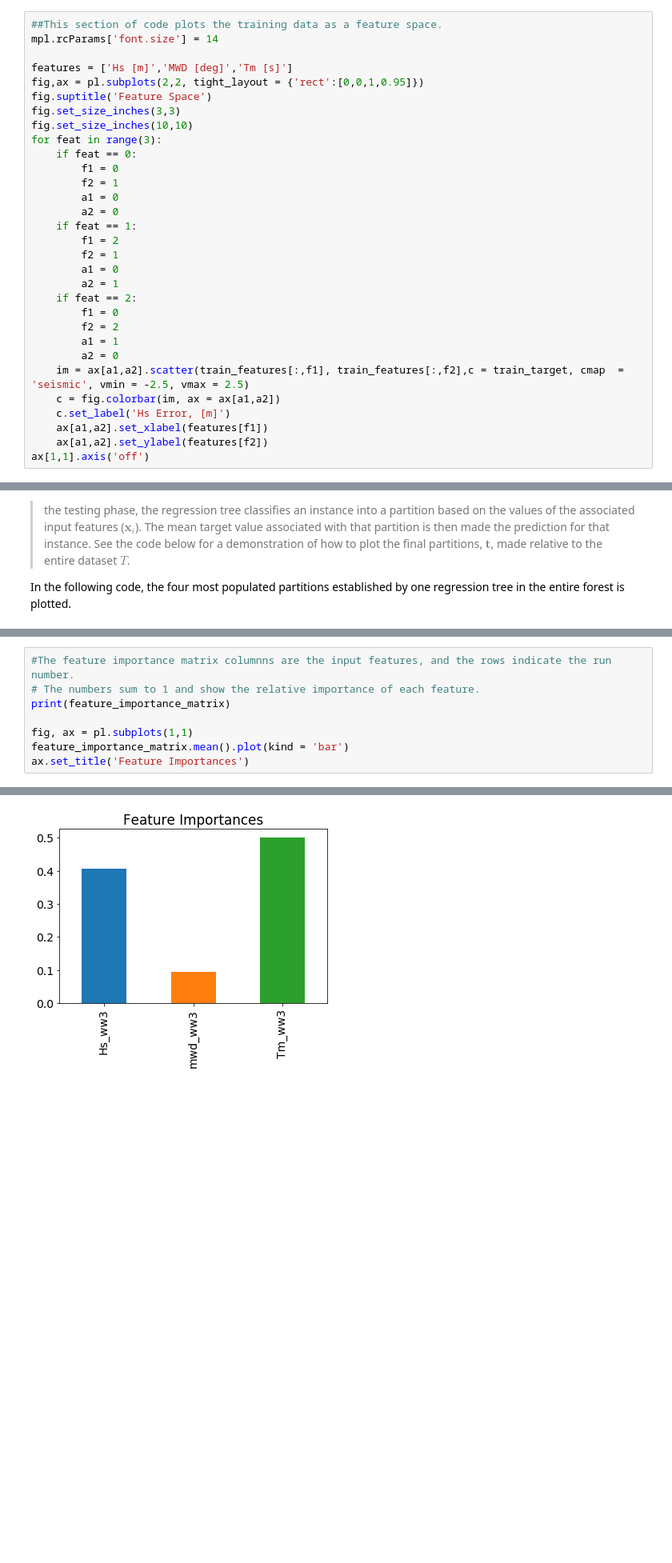
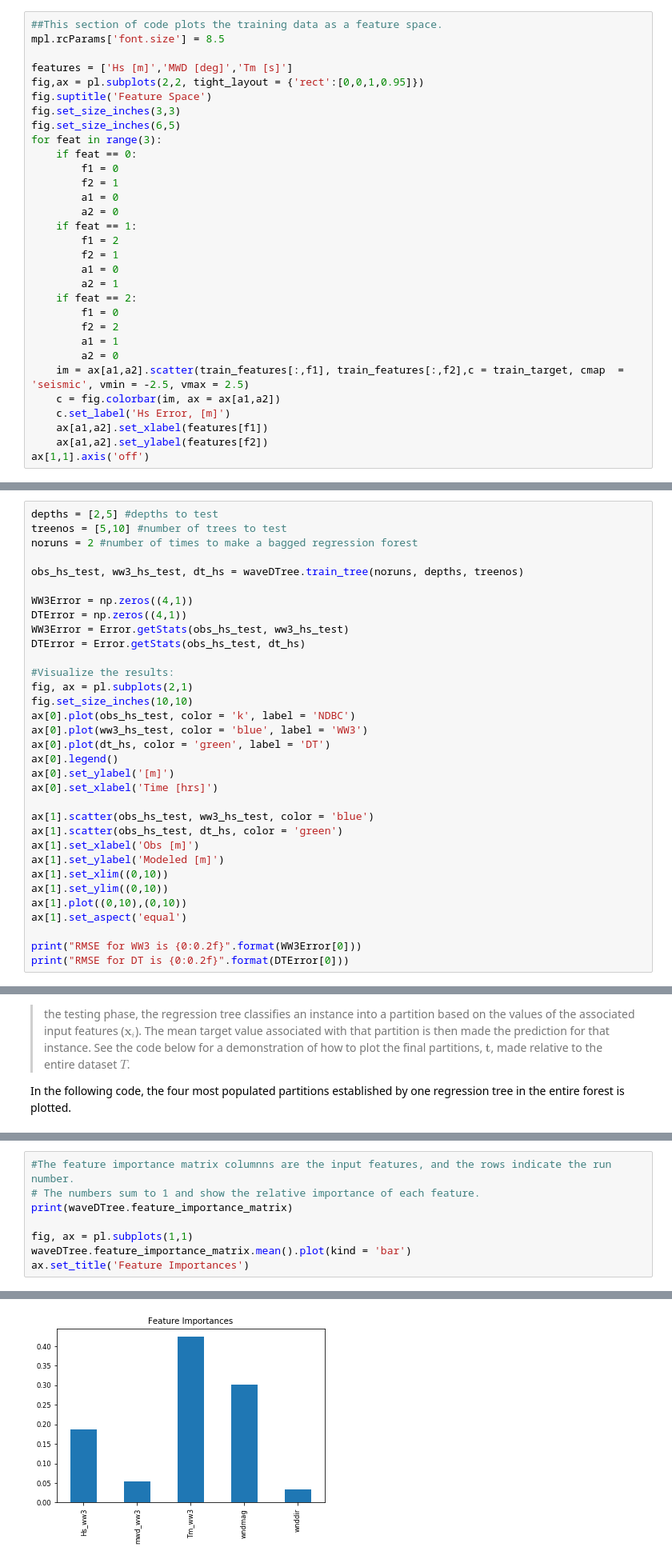
Before and after one commit to anellenson/DecisionTree_WaveForecasts, a Jupyter notebook: DecisionTree_WaveForecasting.ipynb, the cells around one changed output, grey strips where cells are left out. Shown: that part at 80% size. Cells and saved outputs as stored; diff of their text form; blank space fills up the shorter version.

```diff
--- a/DecisionTree_WaveForecasting.ipynb
+++ b/DecisionTree_WaveForecasting.ipynb
@@ -97,13 +93,13 @@ Text(0.5,0,'Time (hrs)')
 When the decision tree processes the data, it does not see the data as a continuous time series, but rather as a static feature space where the data are plotted against each other and with respect to the target value.
 # %%
 ##This section of code plots the training data as a feature space.
-mpl.rcParams['font.size'] = 14
+mpl.rcParams['font.size'] = 8.5
 
 features = ['Hs [m]','MWD [deg]','Tm [s]']
 fig,ax = pl.subplots(2,2, tight_layout = {'rect':[0,0,1,0.95]})
 fig.suptitle('Feature Space')
 fig.set_size_inches(3,3)
-fig.set_size_inches(10,10)
+fig.set_size_inches(6,5)
 for feat in range(3):
     if feat == 0:
         f1 = 0
@@ -296,0 +142,33 @@ RMSE for DT is 0.5793990789206581
+# %%
+depths = [2,5] #depths to test
+treenos = [5,10] #number of trees to test
+noruns = 2 #number of times to make a bagged regression forest
+
+obs_hs_test, ww3_hs_test, dt_hs = waveDTree.train_tree(noruns, depths, treenos)
+
+WW3Error = np.zeros((4,1))
+DTError = np.zeros((4,1))
+WW3Error = Error.getStats(obs_hs_test, ww3_hs_test)
+DTError = Error.getStats(obs_hs_test, dt_hs)
+
+#Visualize the results:
+fig, ax = pl.subplots(2,1)
+fig.set_size_inches(10,10)
+ax[0].plot(obs_hs_test, color = 'k', label = 'NDBC')
+ax[0].plot(ww3_hs_test, color = 'blue', label = 'WW3')
+ax[0].plot(dt_hs, color = 'green', label = 'DT')
+ax[0].legend()
+ax[0].set_ylabel('[m]')
+ax[0].set_xlabel('Time [hrs]')
+
+ax[1].scatter(obs_hs_test, ww3_hs_test, color = 'blue')
+ax[1].scatter(obs_hs_test, dt_hs, color = 'green')
+ax[1].set_xlabel('Obs [m]')
+ax[1].set_ylabel('Modeled [m]')
+ax[1].set_xlim((0,10))
+ax[1].set_ylim((0,10))
+ax[1].plot((0,10),(0,10))
+ax[1].set_aspect('equal')
+
+print("RMSE for WW3 is {0:0.2f}".format(WW3Error[0]))
+print("RMSE for DT is {0:0.2f}".format(DTError[0]))
@@ -324,9 +210,9 @@ When the decision tree splits more on one feature than another, this indicates t
 # %%
 #The feature importance matrix columnns are the input features, and the rows indicate the run number.
 # The numbers sum to 1 and show the relative importance of each feature.
-print(feature_importance_matrix)
+print(waveDTree.feature_importance_matrix)
 
 fig, ax = pl.subplots(1,1)
-feature_importance_matrix.mean().plot(kind = 'bar')
+waveDTree.feature_importance_matrix.mean().plot(kind = 'bar')
 ax.set_title('Feature Importances')
 # %% [output]
@@ -337,4 +223,4 @@ Text(0.5,1,'Feature Importances')
-[figure, old version]
+[figure, new version]
 # %% [markdown]
 ### Bagged Regression Tree Parameters ###
 
```
Also changed, not shown: parts of 11 cells of this notebook, 6 other files.
